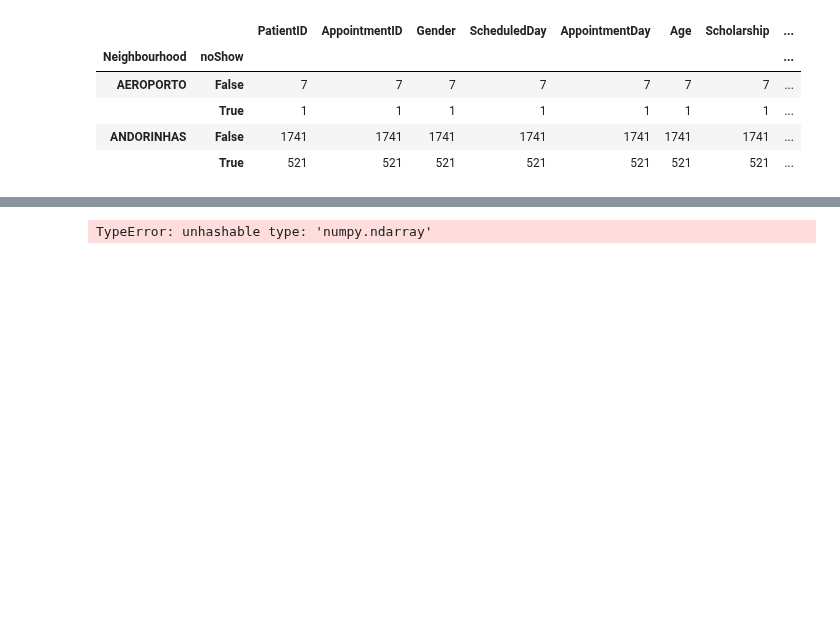
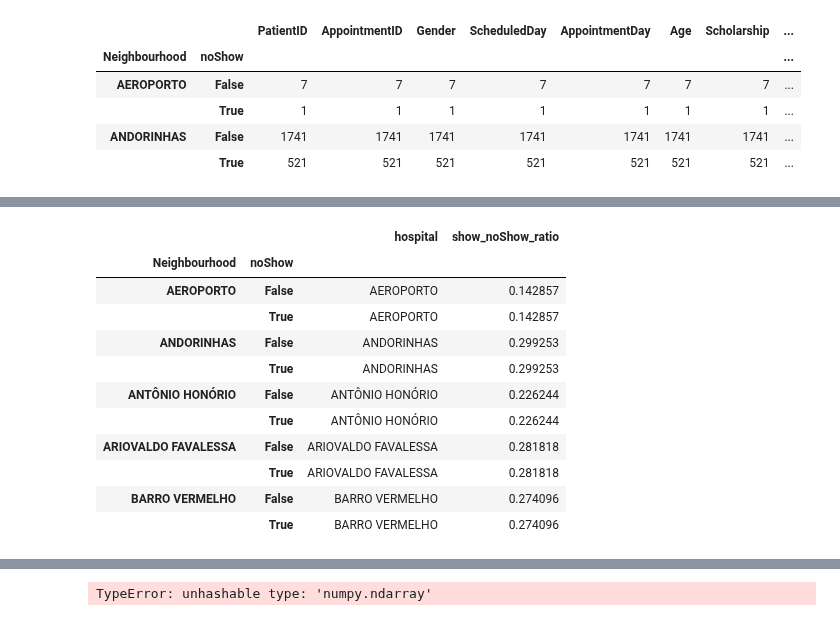
Before and after one commit to Zabamund/datasci-nano, a Jupyter notebook: inv-dataset/noshow.ipynb, the cells around one changed output, grey strips where cells are left out. Cells and saved outputs as stored; diff of their text form; code cells hidden in the pictures; blank space fills up the shorter version.

```diff
--- a/inv-dataset/noshow.ipynb
+++ b/inv-dataset/noshow.ipynb
@@ -1058,0 +1131,15 @@ pd.options.display.max_rows = 60
+# %%
+locations.iloc[:10]
+# %% [output]
+|  |  | hospital | show_noShow_ratio |
+| Neighbourhood | noShow |  |  |
+| AEROPORTO | False | AEROPORTO | 0.142857 |
+|  | True | AEROPORTO | 0.142857 |
+| ANDORINHAS | False | ANDORINHAS | 0.299253 |
+|  | True | ANDORINHAS | 0.299253 |
+| ANTÔNIO HONÓRIO | False | ANTÔNIO HONÓRIO | 0.226244 |
+|  | True | ANTÔNIO HONÓRIO | 0.226244 |
+| ARIOVALDO FAVALESSA | False | ARIOVALDO FAVALESSA | 0.281818 |
+|  | True | ARIOVALDO FAVALESSA | 0.281818 |
+| BARRO VERMELHO | False | BARRO VERMELHO | 0.274096 |
+|  | True | BARRO VERMELHO | 0.274096 |
```
Also changed, not shown: parts of 19 cells of this notebook.
